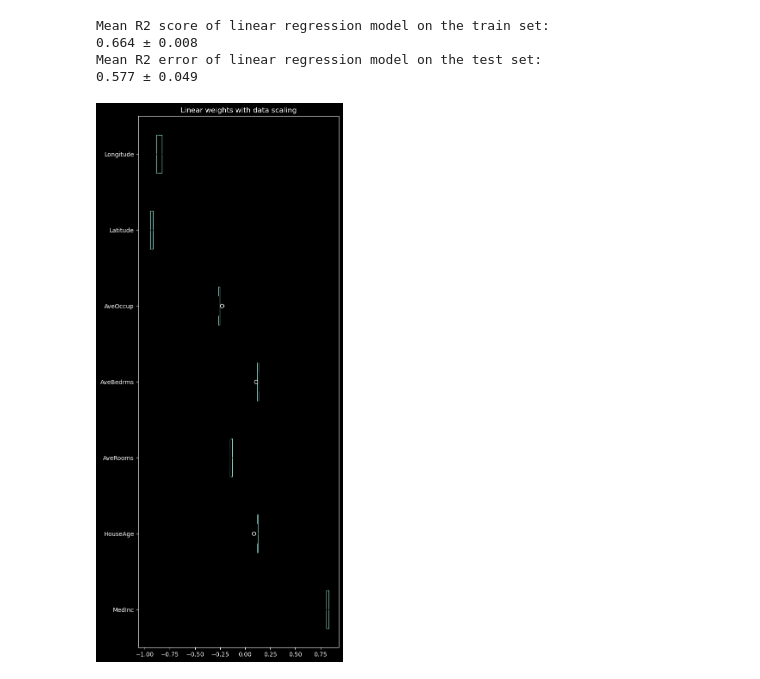
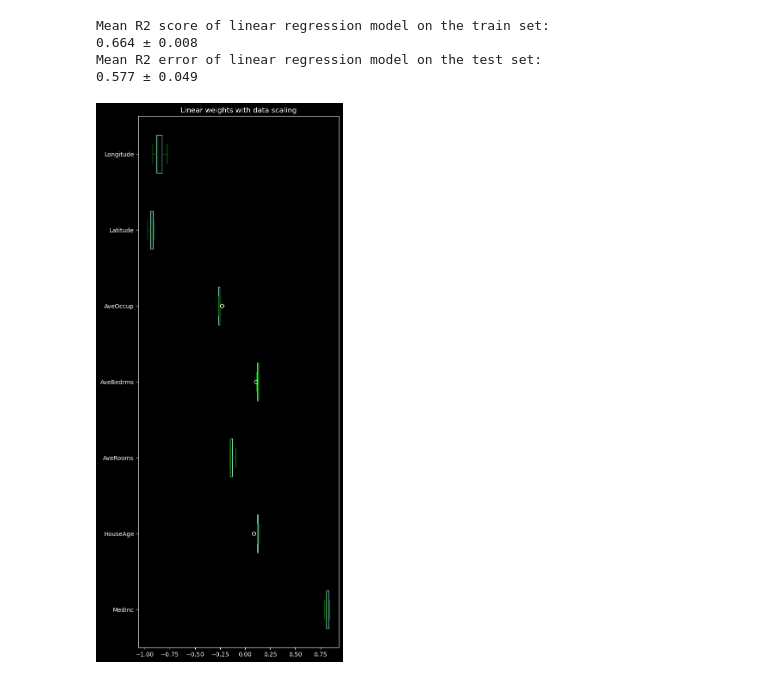
Before and after one commit to ufosoftwarellc/mlfab_linear, a Jupyter notebook: ca_housing_linear.ipynb, the cells around one changed output. Cells and saved outputs as stored; diff of their text form; code cells hidden in the pictures.

```diff
--- a/ca_housing_linear.ipynb
+++ b/ca_housing_linear.ipynb
@@ -156,11 +156,11 @@ Mean R2 error of linear regression model on the test set:
 # %%
 coefs = [est[-1].coef_ for est in cv_results["estimator"]]
 weights_linear = pd.DataFrame(coefs, columns=data.columns)
 
-color = {"whiskers": "black", "medians": "black", "caps": "black"}
+color = {"whiskers": "green", "medians": "green", "caps": "green"}
 
 plt.style.use("dark_background");
 weights_linear.plot.box(color=color, vert=False, figsize=(6, 16))
 _ = plt.title("Linear weights with data scaling")
 # %% [output]
-[figure, old version]
+[figure, new version]
```
Also changed, not shown: parts of 1 cell of this notebook, 2 other files.
